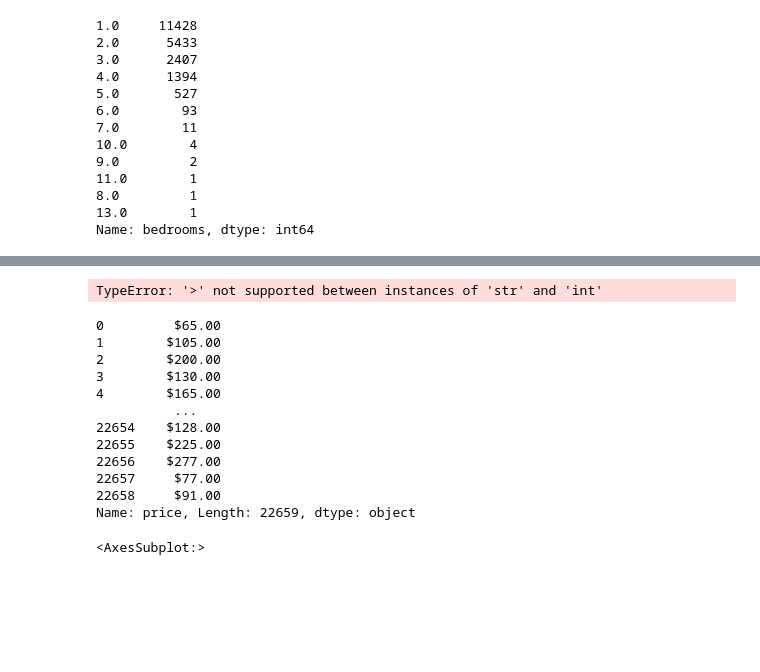
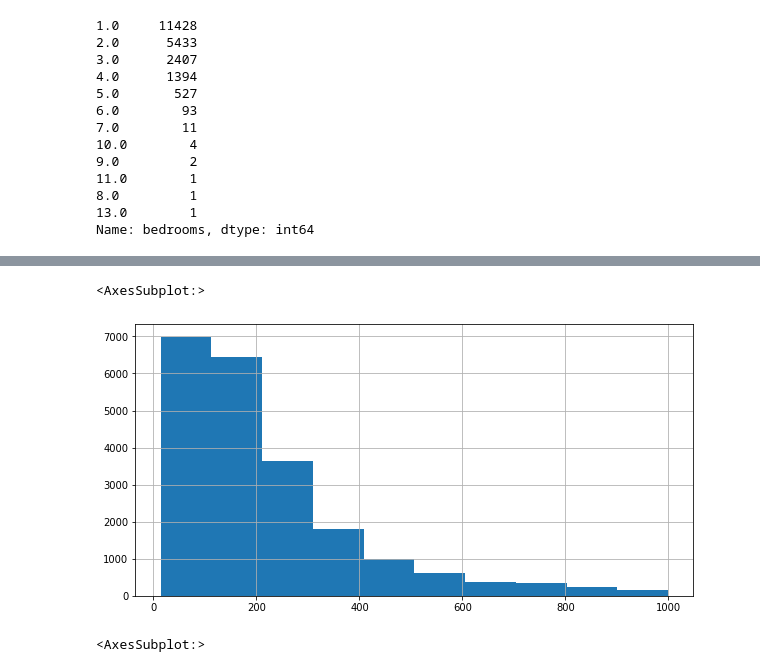
Before and after one commit to oliviajxiao/data_project, a Jupyter notebook: my_data_project.ipynb, the cells around one changed output, grey strips where cells are left out. Saved outputs shown, nothing was run; the diff lists cells and outputs as text; code cells hidden in the pictures; blank space fills up the shorter version.

```diff
--- a/my_data_project.ipynb
+++ b/my_data_project.ipynb
@@ -996,27 +924,12 @@ Name: bedrooms, dtype: int64
-# %%
-listings_data.price[listings_data.price > 700].hist()
-# %% [output]
-TypeError: '>' not supported between instances of 'str' and 'int'
-# %%
-p = listings_data['price']
-p.replace('$', ' ')
-print(p)
-
-#df[df["price"].apply(lambda x: x.isnumeric()==True)]
-#https://towardsdatascience.com/5-methods-for-filtering-strings-with-python-pandas-ebe4746dcc74
-# %% [output]
-0         $65.00
-1        $105.00
-2        $200.00
-3        $130.00
-4        $165.00
-          ...
-22654    $128.00
-22655    $225.00
-22656    $277.00
-22657     $77.00
-22658     $91.00
-Name: price, Length: 22659, dtype: object
+# %%
+# listings_data. price [listings_data.price  > 700].hist()
+
+# daily price in aud
+
+listings_data[' price '][listings_data[' price '] < 1000].hist()
+# %% [output]
+<AxesSubplot:>
+[figure, added]
 # %%
 listings_data.availability_365.hist()
 # %% [output]
```
Also changed, not shown: parts of 21 cells of this notebook, 5 other files.
